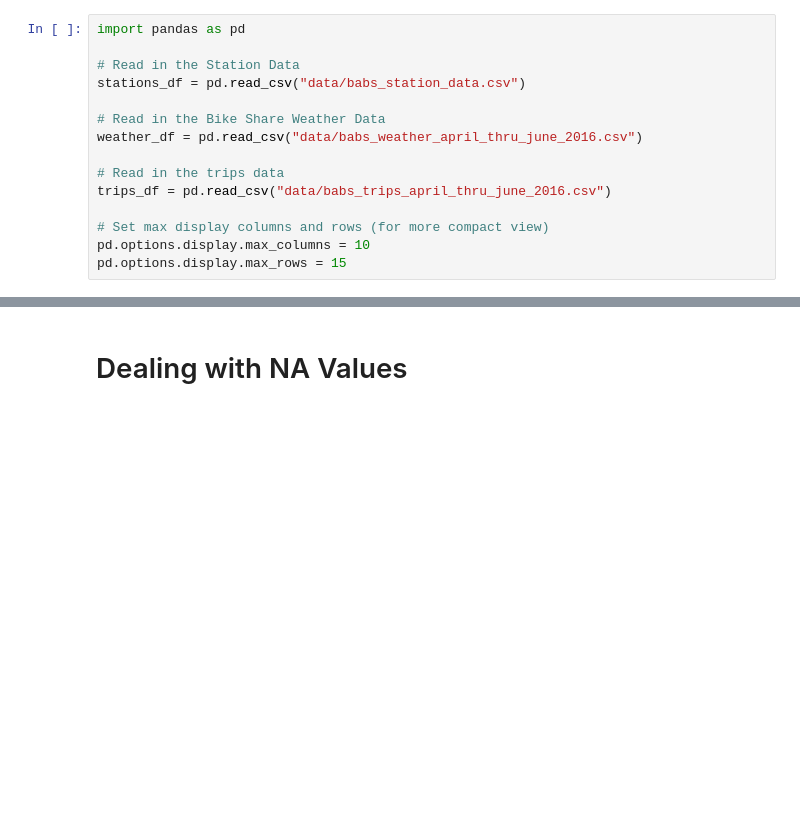
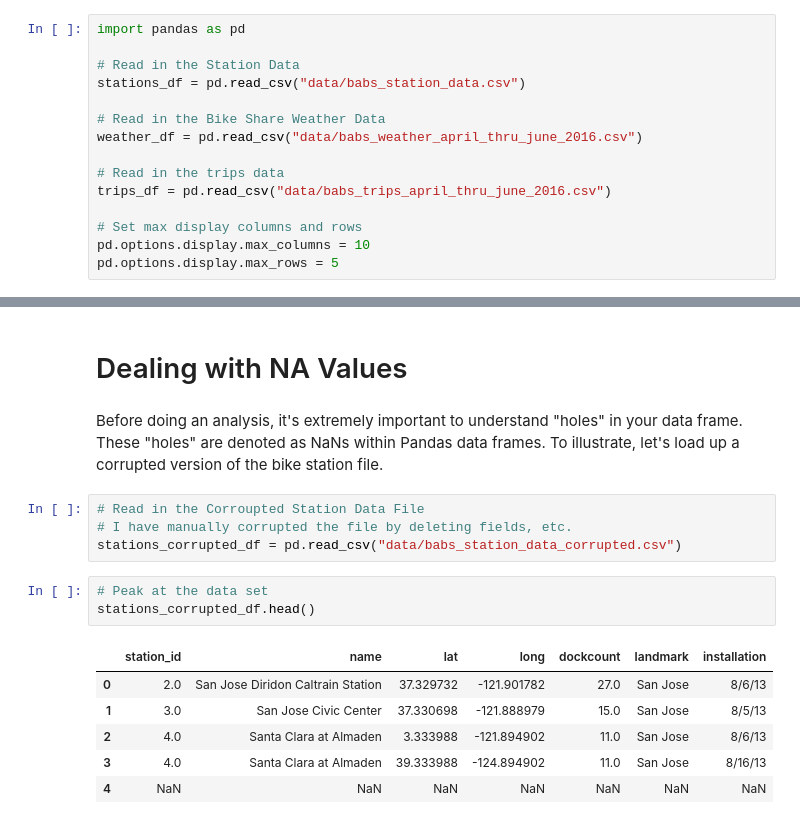
Before and after one commit to ecerami/pandas_essentials, a Jupyter notebook: 4_wrangling_part1.ipynb, the cells around one changed output, grey strips where cells are left out. Drawn from its saved outputs; the diff is of its cells as text; blank space fills up the shorter version.

Commit message:
updated data sets and notebooks

```diff
--- a/4_wrangling_part1.ipynb
+++ b/4_wrangling_part1.ipynb
@@ -24,8 +26,8 @@ weather_df = pd.read_csv("data/babs_weather_april_thru_june_2016.csv")
 # Read in the trips data
 trips_df = pd.read_csv("data/babs_trips_april_thru_june_2016.csv")
 
-# Set max display columns and rows (for more compact view)
+# Set max display columns and rows
 pd.options.display.max_columns = 10
-pd.options.display.max_rows = 15
+pd.options.display.max_rows = 5
 # %% [markdown]
 # Transforming Data Types
@@ -192,2 +196,18 @@ trips_df.head()
 # %% [markdown]
 # Dealing with NA Values
+# %% [markdown]
+Before doing an analysis, it's extremely important to understand "holes" in your data frame.  These "holes" are denoted as NaNs within Pandas data frames.  To illustrate, let's load up a corrupted version of the bike station file.
+# %%
+# Read in the Corroupted Station Data File
+# I have manually corrupted the file by deleting fields, etc.
+stations_corrupted_df = pd.read_csv("data/babs_station_data_corrupted.csv")
+# %%
+# Peak at the data set
+stations_corrupted_df.head()
+# %% [output]
+|  | station_id | name | lat | long | dockcount | landmark | installation |
+| 0 | 2.0 | San Jose Diridon Caltrain Station | 37.329732 | -121.901782 | 27.0 | San Jose | 8/6/13 |
+| 1 | 3.0 | San Jose Civic Center | 37.330698 | -121.888979 | 15.0 | San Jose | 8/5/13 |
+| 2 | 4.0 | Santa Clara at Almaden | 3.333988 | -121.894902 | 11.0 | San Jose | 8/6/13 |
+| 3 | 4.0 | Santa Clara at Almaden | 39.333988 | -124.894902 | 11.0 | San Jose | 8/16/13 |
+| 4 | NaN | NaN | NaN | NaN | NaN | NaN | NaN |
```
Also changed, not shown: parts of 37 cells of this notebook, 3 other files.
